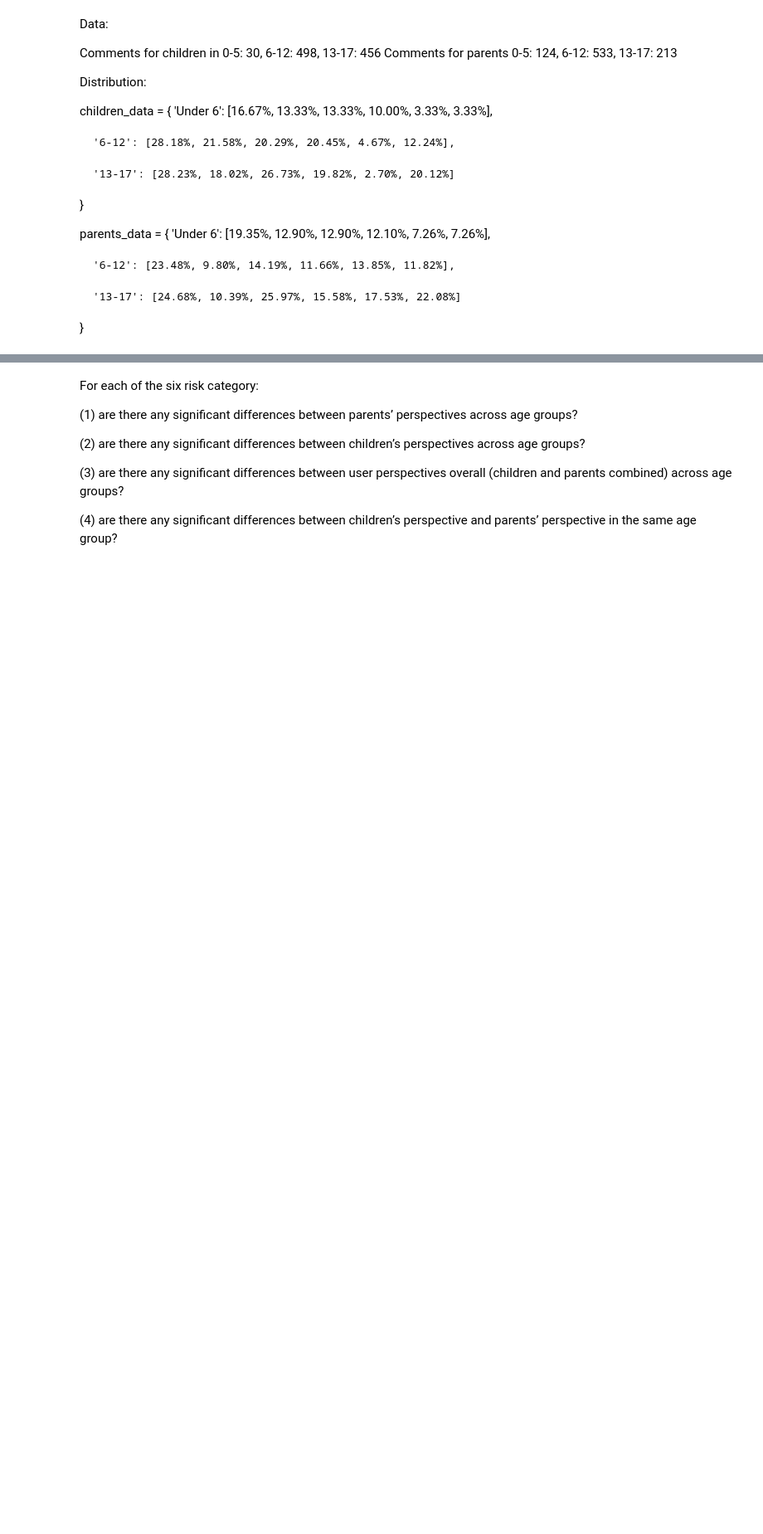
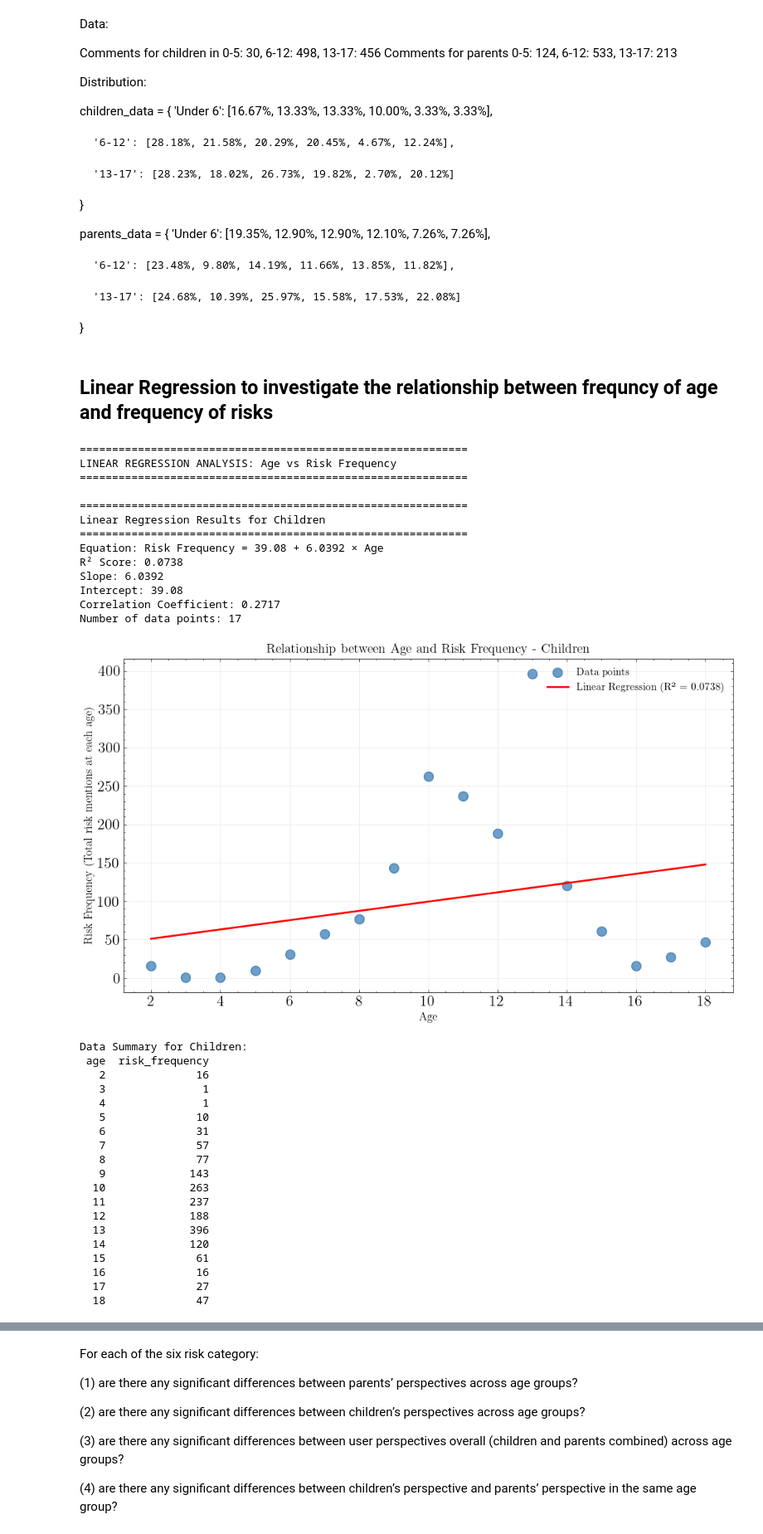
Before and after one commit to keyanUB/CommenSense_Analysis, a Jupyter notebook: sample/age.ipynb, the cells around one changed output, grey strips where cells are left out. Shown at 83% size. Saved outputs shown, nothing was run; the diff lists cells and outputs as text; code cells hidden in the pictures; blank space fills up the shorter version.

```diff
--- a/sample/age.ipynb
+++ b/sample/age.ipynb
@@ -385,3 +387,5 @@ parents_data = {
     '13-17': [24.68%, 10.39%, 25.97%, 15.58%, 17.53%, 22.08%]
 
 }
+# %% [markdown]
+## Linear Regression to investigate the relationship between frequncy of age and frequency of risks
@@ -387,0 +502,44 @@ parents_data = {
+# %%
+# Call the function for all three datasets
+print("="*60)
+print("LINEAR REGRESSION ANALYSIS: Age vs Risk Frequency")
+print("="*60)
+
+# 1. Children data
+df_c['user_age'] = pd.to_numeric(df_c['user_age'], errors='coerce')
+df_c['risk code'] = df_c['risk code'].str.lower()
+result_children = calculate_age_risk_regression(df_c, "Children")
+# %% [output]
+============================================================
+LINEAR REGRESSION ANALYSIS: Age vs Risk Frequency
+============================================================
+
+============================================================
+Linear Regression Results for Children
+============================================================
+Equation: Risk Frequency = 39.08 + 6.0392 × Age
+R² Score: 0.0738
+Slope: 6.0392
+Intercept: 39.08
+Correlation Coefficient: 0.2717
+Number of data points: 17
+[figure, added]
+Data Summary for Children:
+ age  risk_frequency
+   2              16
+   3               1
+   4               1
+   5              10
+   6              31
+   7              57
+   8              77
+   9             143
+  10             263
+  11             237
+  12             188
+  13             396
+  14             120
+  15              61
+  16              16
+  17              27
+  18              47
```
Also changed, not shown: parts of 19 cells of this notebook, 10 other files.
